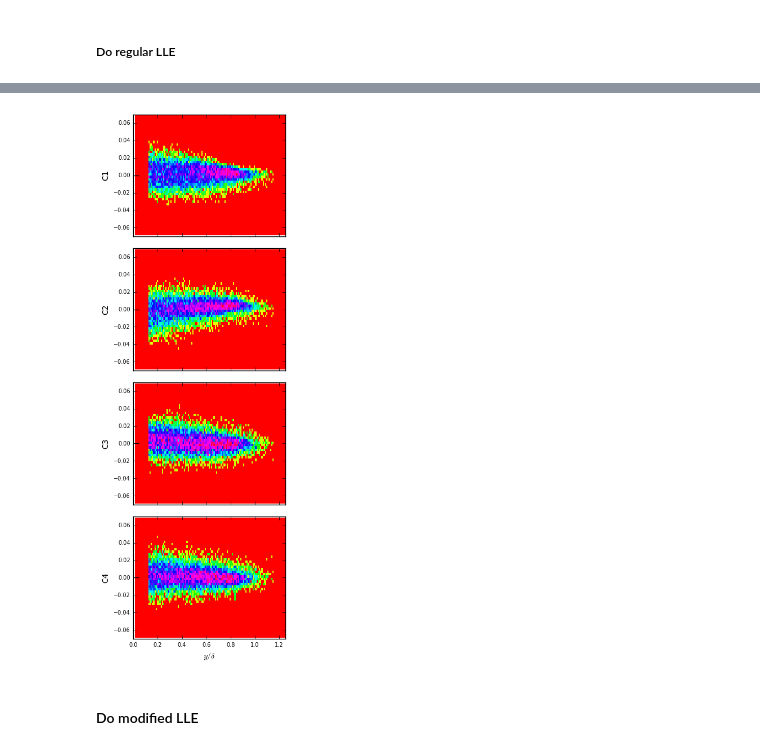
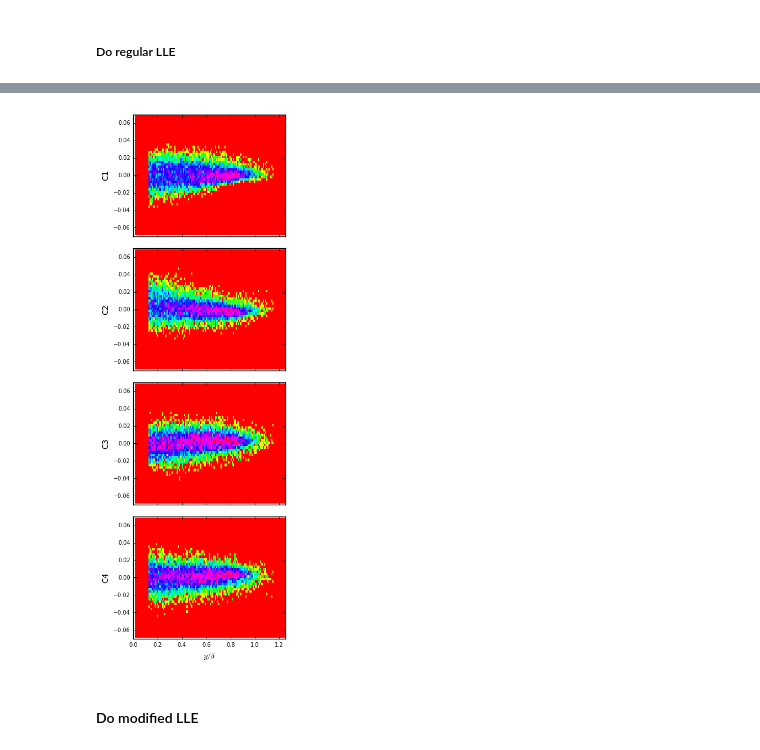
Before and after one commit to owenjhwilliams/ASIIT, a Jupyter notebook: runLLEthumbnails.ipynb, the cells around one changed output, grey strips where cells are left out. Drawn from its saved outputs; the diff is of its cells as text; code cells hidden in the pictures.

```diff
--- a/runLLEthumbnails.ipynb
+++ b/runLLEthumbnails.ipynb
@@ -151,9 +34,0 @@ features_per_frame_Ret = Ut2.shape[2]
-# %%
-ind = 0
-ypos =[]
-for i in range(len(cent_Pro)):
-    for j in range(len(cent_Pro[i])):
-        ypos = np.concatenate([ypos, [Y[cent_Pro[i][j][0],1]]])
-
-        #[ind] = cent_Pro[i][j][0]*scale+Y[1,1]
-        #ind+=1
@@ -174,16 +35,28 @@ ypos = ypos/Cond["delta"]
+# %%
+#Calculate mean velocity profiles
+Umean = Prof['U']
+
+#Now get the thumbnails
+thumb = 0
+for i in range(uSize[2]):
+    ind = Yind_Pro[i]
+    #U[:,:,thumb] = U[:,:,thumb]-np.transpose(np.tile(Umean[ind-BoxSize:ind+BoxSize+1],(1,uSize[0])),(1,0))
+    U[:,:,thumb] = U[:,:,thumb]-np.tile(Umean[ind-BoxSize:ind+BoxSize+1],(1,uSize[0]))#Now get the thumbnails
+    thumb+=1
+#del Umean
 # %% [markdown]
 ### Now do a range of different manifold learning on the resulting thumbnails
 # %%
 #Set all NaNs to zero
-Ut[np.isnan(Ut)] = 0
-Vt[np.isnan(Vt)] = 0
+U[np.isnan(U)] = 0
+V[np.isnan(V)] = 0
 
-uSize = Ut.shape
+uSize = U.shape
 # %%
 ncomp = 4
 nneigh = 100
 # %%
-uAll = np.concatenate((Ut.reshape(uSize[0]*uSize[1],uSize[2]), Vt.reshape(uSize[0]*uSize[1],uSize[2])), axis = 0).T
+uAll = np.concatenate((U.reshape(uSize[0]*uSize[1],uSize[2]), V.reshape(uSize[0]*uSize[1],uSize[2])), axis = 0).T
 #uAll.shape
 # %% [markdown]
 ##### Do regular LLE
@@ -208,10 +81,10 @@ PODutils.plotPODcoeff(outLLE.T,list(range(ncomp)),100,0.07,1)
 # %%
 reload(PODutils)
 C2 = outLLE.copy()
-C2 = np.concatenate([ypos.reshape((-1, 1)).T, C2.T], axis=0)
-PODutils.plotYposPODcoeff(Y[:,0]/Cond["delta"],C2,list(range(ncomp)),50,0.07,1)
+C2 = np.concatenate([Ypos_Pro.reshape((-1, 1)).T, C2.T], axis=0)
+PODutils.plotYposPODcoeff(Yvec,C2,list(range(ncomp)),50,0.07,1)
 # %% [output]
-[figure, old version]
+[figure, new version]
 # %% [markdown]
 #### Do modified LLE
 # %%
```
Also changed, not shown: parts of 54 cells of this notebook, 9 other files.
